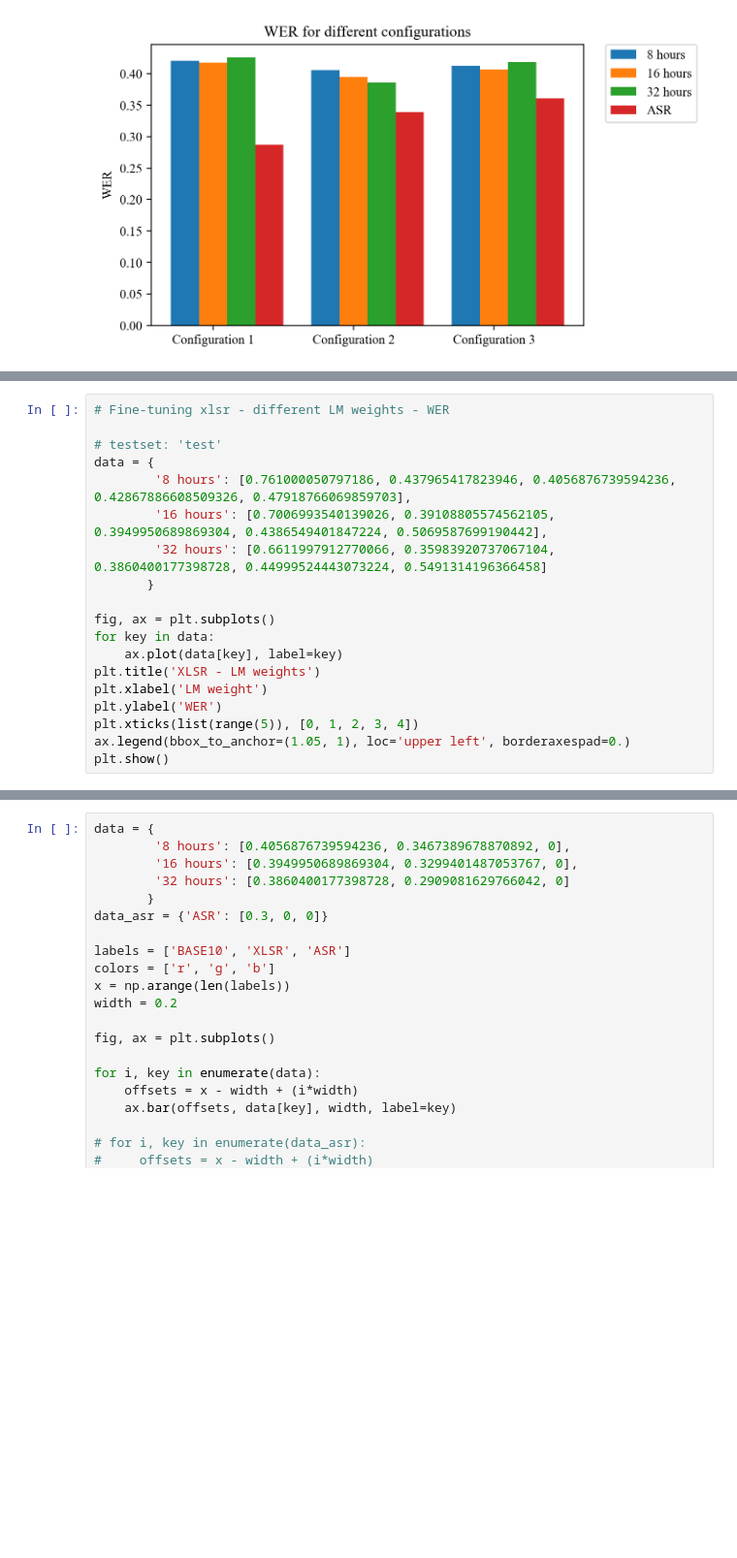
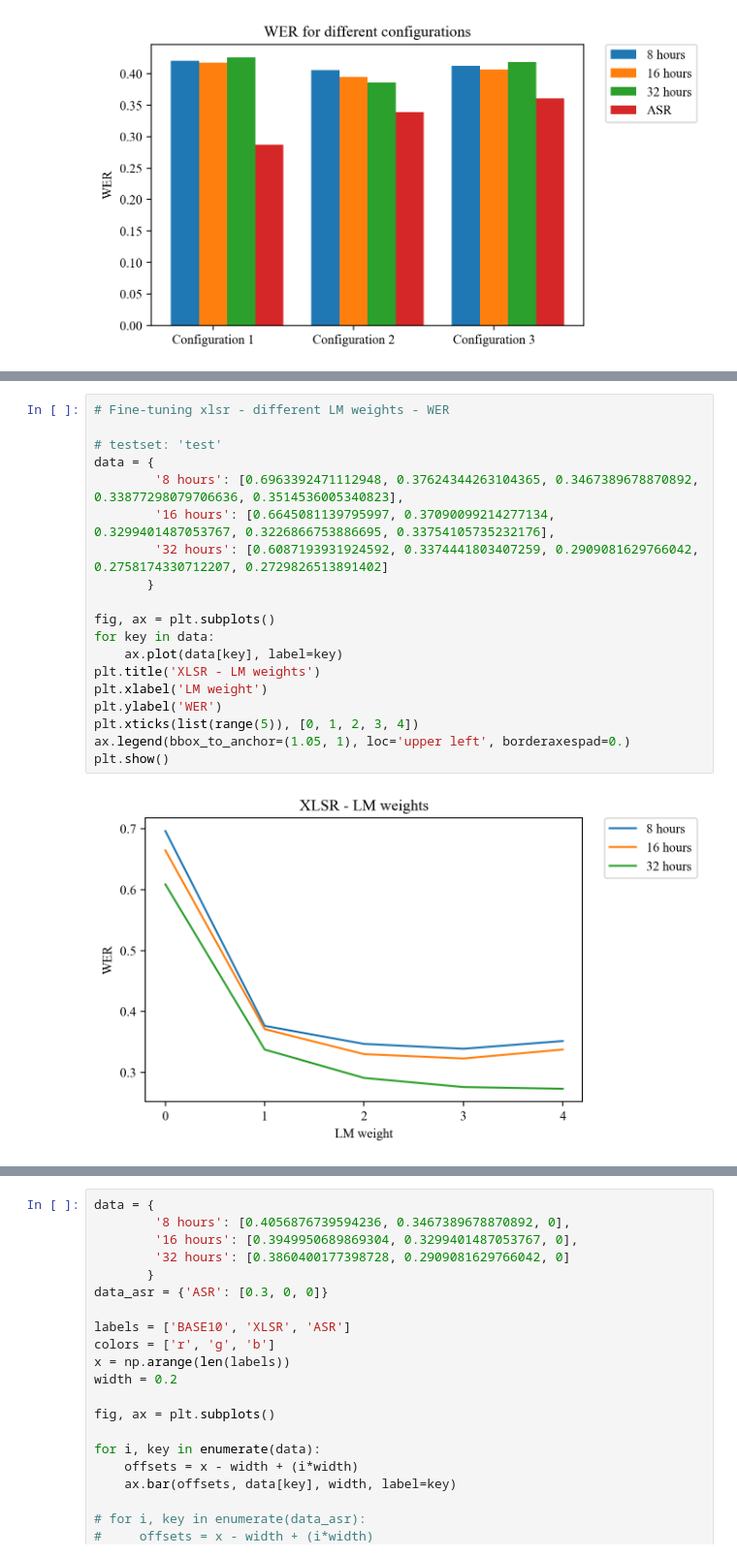
Before and after one commit to Thomaskolb/bsc-thesis, a Jupyter notebook: scripts/results/thesis-results.ipynb, the cells around one changed output, grey strips where cells are left out. Shown at 97% size. Drawn from its saved outputs; the diff is of its cells as text; blank space fills up the shorter version.

```diff
--- a/scripts/results/thesis-results.ipynb
+++ b/scripts/results/thesis-results.ipynb
@@ -134,19 +134,21 @@ plt.show()
-# %%
-# Fine-tuning xlsr - different LM weights - WER
-
-# testset: 'test'
-data = {
-        '8 hours': [0.761000050797186, 0.437965417823946, 0.4056876739594236, 0.42867886608509326, 0.47918766069859703],
-        '16 hours': [0.7006993540139026, 0.39108805574562105, 0.3949950689869304, 0.4386549401847224, 0.5069587699190442],
-        '32 hours': [0.6611997912770066, 0.35983920737067104, 0.3860400177398728, 0.44999524443073224, 0.5491314196366458]
-       }
-
-fig, ax = plt.subplots()
-for key in data:
-    ax.plot(data[key], label=key)
-plt.title('XLSR - LM weights')
-plt.xlabel('LM weight')
-plt.ylabel('WER')
-plt.xticks(list(range(5)), [0, 1, 2, 3, 4])
-ax.legend(bbox_to_anchor=(1.05, 1), loc='upper left', borderaxespad=0.)
-plt.show()
+# %%
+# Fine-tuning xlsr - different LM weights - WER
+
+# testset: 'test'
+data = {
+        '8 hours': [0.6963392471112948, 0.37624344263104365, 0.3467389678870892, 0.33877298079706636, 0.3514536005340823],
+        '16 hours': [0.6645081139795997, 0.37090099214277134, 0.3299401487053767, 0.3226866753886695, 0.33754105735232176],
+        '32 hours': [0.6087193931924592, 0.3374441803407259, 0.2909081629766042, 0.2758174330712207, 0.2729826513891402]
+       }
+
+fig, ax = plt.subplots()
+for key in data:
+    ax.plot(data[key], label=key)
+plt.title('XLSR - LM weights')
+plt.xlabel('LM weight')
+plt.ylabel('WER')
+plt.xticks(list(range(5)), [0, 1, 2, 3, 4])
+ax.legend(bbox_to_anchor=(1.05, 1), loc='upper left', borderaxespad=0.)
+plt.show()
+# %% [output]
+[figure, added]
```
Also changed, not shown: parts of 5 cells of this notebook, 1 other file.
